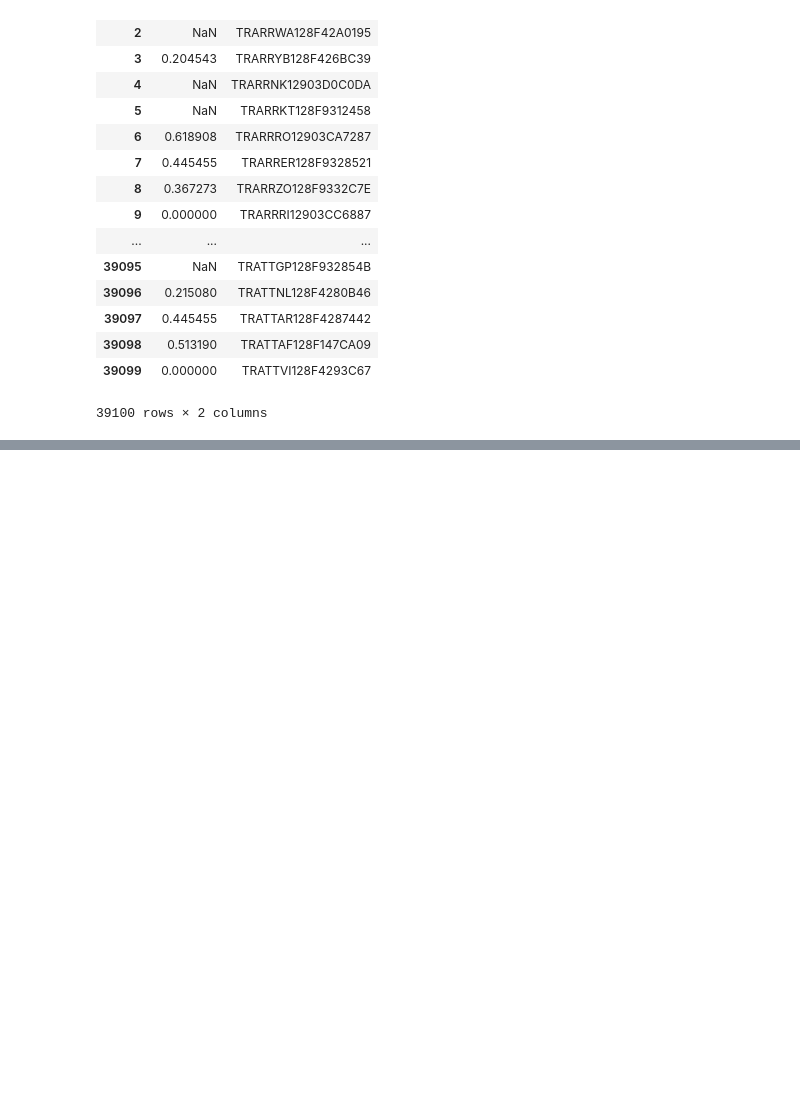
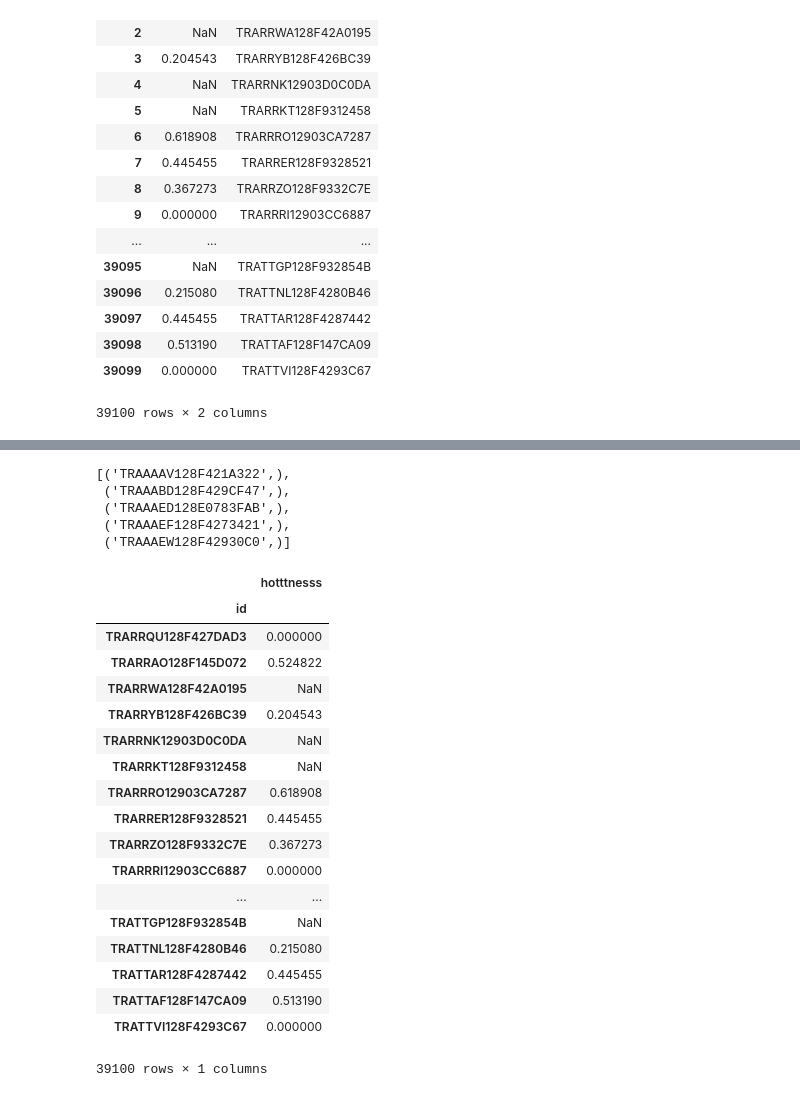
Before and after one commit to Victor-Palacios/epfl_ada, a Jupyter notebook: Project/ahmed_analysis.ipynb, the cells around one changed output, grey strips where cells are left out. Cells and saved outputs as stored; diff of their text form; code cells hidden in the pictures; blank space fills up the shorter version.

```diff
--- a/Project/ahmed_analysis.ipynb
+++ b/Project/ahmed_analysis.ipynb
@@ -102,0 +94,35 @@ song_hotness_A.to_csv(r'../../million_song_csv/A.csv')
+# %%
+conn = sqlite3.connect("../../mxm_dataset.db.1")
+cursor = conn.cursor()
+cursor.execute("SELECT DISTINCT track_id FROM lyrics ORDER BY track_id;")
+track_ids = cursor.fetchall()
+cursor.close()
+track_ids[:5]
+# %% [output]
+[('TRAAAAV128F421A322',),
+ ('TRAAABD128F429CF47',),
+ ('TRAAAED128E0783FAB',),
+ ('TRAAAEF128F4273421',),
+ ('TRAAAEW128F42930C0',)]
+# %%
+song_hotness_A
+# %% [output]
+|  | hotttnesss |
+| id |  |
+| TRARRQU128F427DAD3 | 0.000000 |
+| TRARRAO128F145D072 | 0.524822 |
+| TRARRWA128F42A0195 | NaN |
+| TRARRYB128F426BC39 | 0.204543 |
+| TRARRNK12903D0C0DA | NaN |
+| TRARRKT128F9312458 | NaN |
+| TRARRRO12903CA7287 | 0.618908 |
+| TRARRER128F9328521 | 0.445455 |
+| TRARRZO128F9332C7E | 0.367273 |
+| TRARRRI12903CC6887 | 0.000000 |
+| ... | ... |
+| TRATTGP128F932854B | NaN |
+| TRATTNL128F4280B46 | 0.215080 |
+| TRATTAR128F4287442 | 0.445455 |
+| TRATTAF128F147CA09 | 0.513190 |
+| TRATTVI128F4293C67 | 0.000000 |
+39100 rows × 1 columns
```
Also changed, not shown: parts of 10 cells of this notebook.
